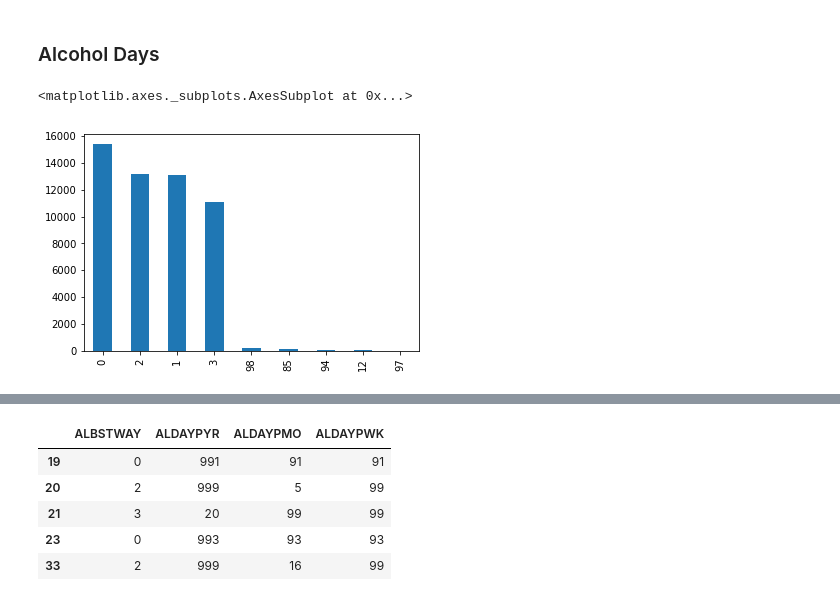
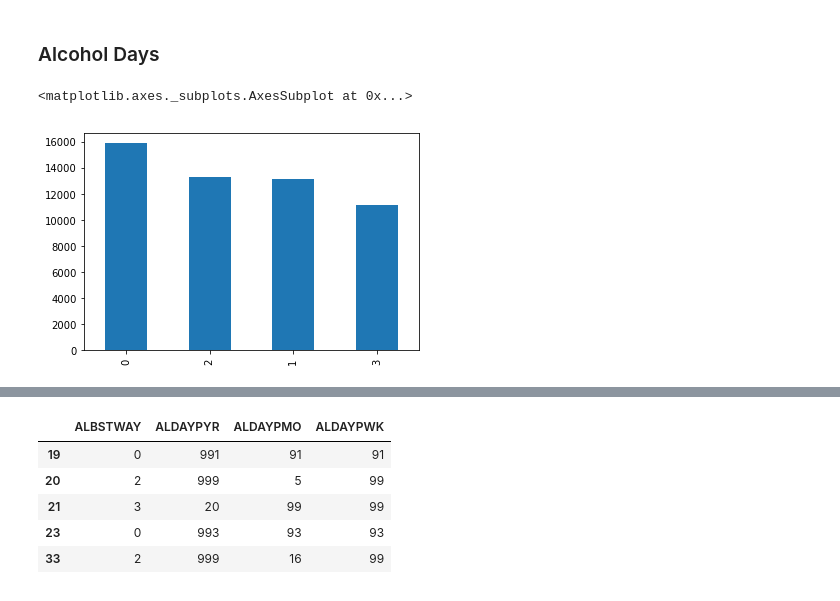
Before and after one commit to sharadv99/capstone-OpioidAddictionRisk, a Jupyter notebook: Past_Work_Variable_Breakdown_Aditi.ipynb, the cells around one changed output, grey strips where cells are left out. Saved outputs shown, nothing was run; the diff lists cells and outputs as text; code cells hidden in the pictures.

```diff
--- a/Past_Work_Variable_Breakdown_Aditi.ipynb
+++ b/Past_Work_Variable_Breakdown_Aditi.ipynb
@@ -17,3 +19,7 @@ data.shape
+# %%
+misuseCodes = [1, 2, 8]
+data['MISUSE'] = data.apply(lambda row: 1 if row.PNRNMREC in misuseCodes else 0,
+                                              axis=1)
 # %% [markdown]
 **Survey Questions sentiment - TEAM : should we use them? how?**
 
@@ -97,8 +110,8 @@ data["ALCYRTOT"].value_counts()[:50].plot(kind = "bar")
 # %% [markdown]
 ### Alcohol Days
 # %%
-data["ALBSTWAY"] = data["ALBSTWAY"].apply(lambda row: 1 if row in [1,11] else row).apply(lambda row: 3 if row in [3,13] else row).apply(lambda row: 0 if row in [91,93] else row)
+data["ALBSTWAY"] = data["ALBSTWAY"].apply(lambda row: 1 if row in [1,11] else row).apply(lambda row: 3 if row in [3,13] else row).apply(lambda row: 2 if row in [2,12] else row).apply(lambda row: 0 if row in [85, 91,93, 94, 97, 98] else row)
 data["ALBSTWAY"].value_counts().plot(kind = "bar")
 # %% [output]
 <matplotlib.axes._subplots.AxesSubplot at 0x...>
-[figure, old version]
+[figure, new version]
```
Also changed, not shown: parts of 12 cells of this notebook.
